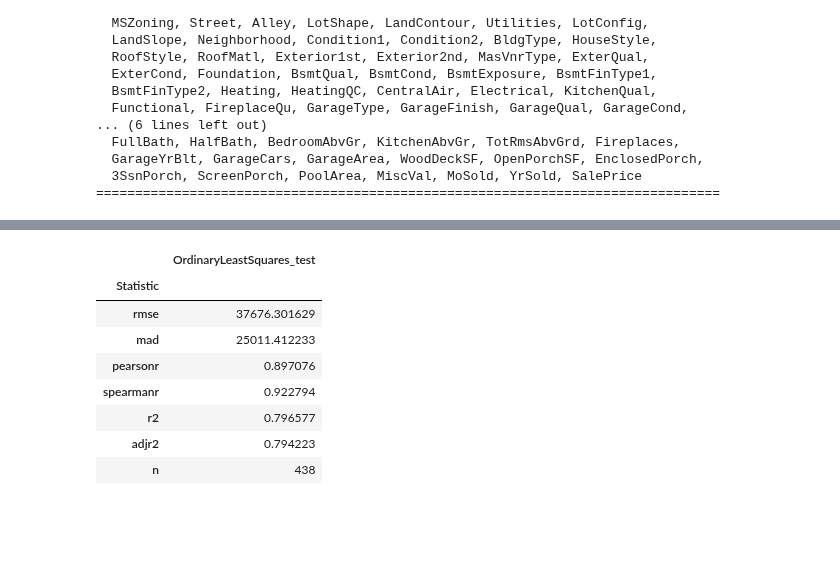
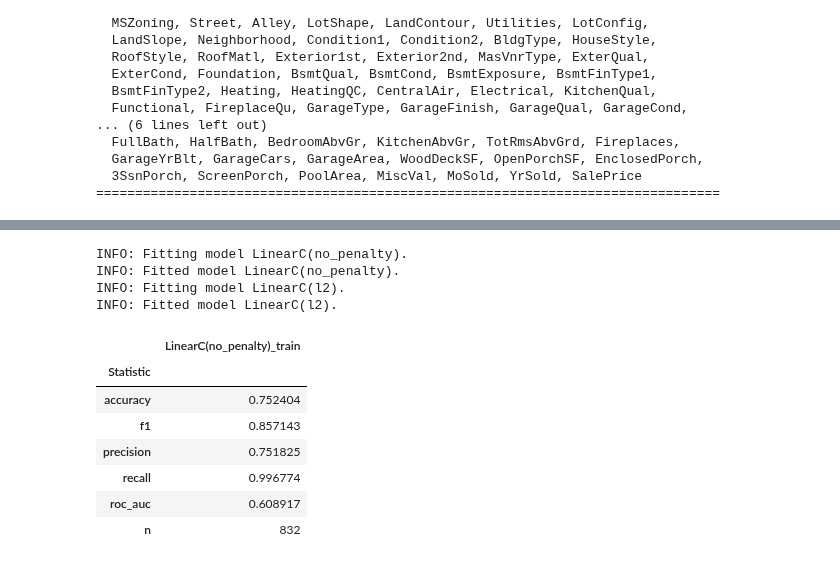
Before and after one commit to ajy25/TabularMagic, a Jupyter notebook: demo/test.ipynb, the cells around one changed output, grey strips where cells are left out. Saved outputs shown, nothing was run; the diff lists cells and outputs as text; code cells hidden in the pictures; blank space fills up the shorter version.

Commit message:
added support for binary classification tasks -- requires further testing and debugging

```diff
--- a/demo/test.ipynb
+++ b/demo/test.ipynb
@@ -80,12 +80,26 @@ report = tm.lm('SalePrice', ['TotalBsmtSF', 'OverallQual', 'GrLivArea', 'GarageC
+# %%
+report = tm.ml_classification(
+    models=[
+        LinearC(type='no_penalty'),
+        LinearC(type='l2'),
+        # LinearC(type='elasticnet')
+    ],
+    y_var='LotConfig',
+    X_vars=['LotArea', 'LotFrontage', 'MSSubClass', 'MSZoning', 'SalePrice']
+)
+# %% [output]
+INFO: Fitting model LinearC(no_penalty).
+INFO: Fitted model LinearC(no_penalty).
+INFO: Fitting model LinearC(l2).
+INFO: Fitted model LinearC(l2).
 # %%
-report.fit_statistics()
+report.model_report('LinearC(no_penalty)').train_report().fit_statistics()
 # %% [output]
-|  | OrdinaryLeastSquares_test |
+|  | LinearC(no_penalty)_train |
 | Statistic |  |
-| rmse | 37676.301629 |
-| mad | 25011.412233 |
-| pearsonr | 0.897076 |
-| spearmanr | 0.922794 |
-| r2 | 0.796577 |
-| adjr2 | 0.794223 |
-| n | 438 |
+| accuracy | 0.752404 |
+| f1 | 0.857143 |
+| precision | 0.751825 |
+| recall | 0.996774 |
+| roc_auc | 0.608917 |
+| n | 832 |
```
Also changed, not shown: parts of 17 cells of this notebook, 11 other files.
